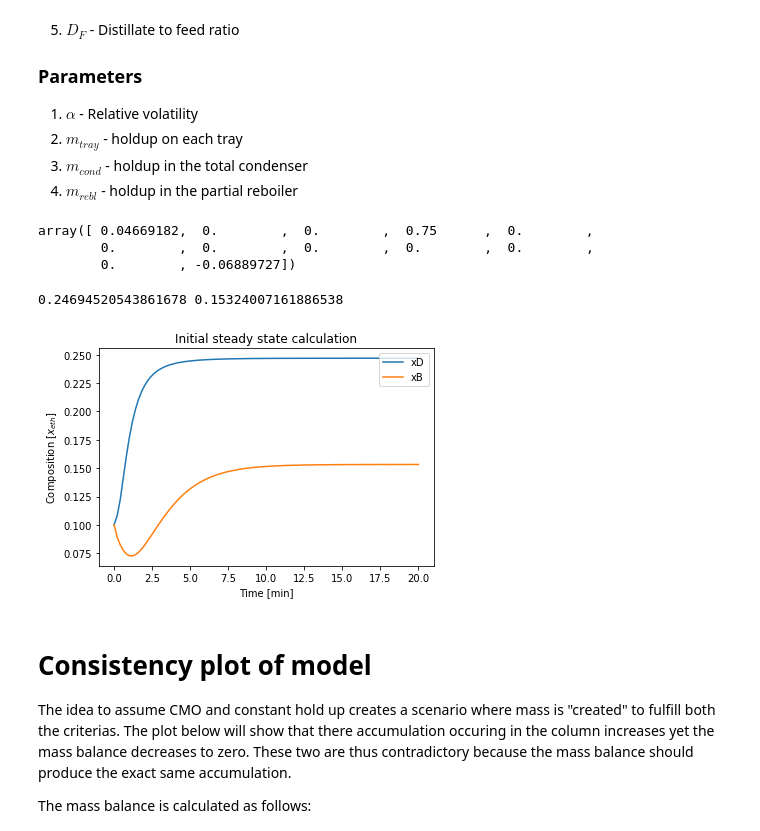
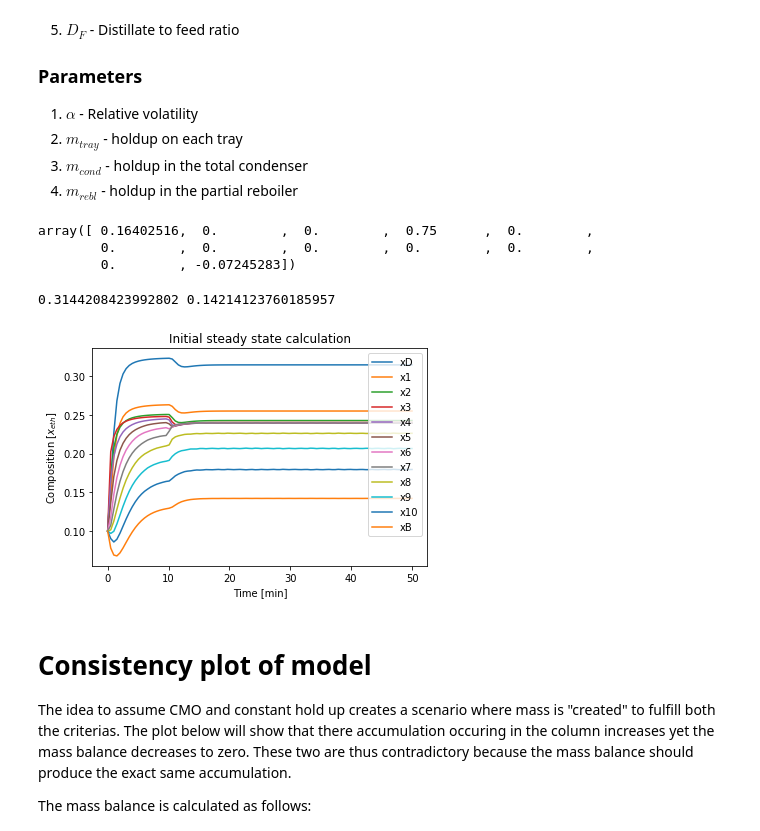
Before and after one commit to albertmitchell3/Distillation_Column, a Jupyter notebook: Basic Distillation Column/Vector_Basic_Distillation Model-Update.ipynb, the cells around one changed output. Drawn from its saved outputs; the diff is of its cells as text; code cells hidden in the pictures.

```diff
--- a/Basic Distillation Column/Vector_Basic_Distillation Model-Update.ipynb
+++ b/Basic Distillation Column/Vector_Basic_Distillation Model-Update.ipynb
@@ -23,6 +23,10 @@ def feed_vector(plates,feedplate,feed,reflux,boilup):
     D = D_F_ratio*(F)
     L1 = reflux*D
     L2 = F + L1
+
+    R = L1+D
+    BU = L2 - V
+
 
     feed_vec1 = np.zeros(plates)
     feed_vec2 = np.zeros(plates)
@@ -36,8 +40,8 @@ def feed_vector(plates,feedplate,feed,reflux,boilup):
     flow_vec_bot[feedplate-1:] = L2
 
     feed_vec1[feedplate-1] = feed
-    feed_vec2[0] = reflux
-    feed_vec2[-1] = boilup
+    feed_vec2[0] = R
+    feed_vec2[-1] = BU
 
     return np.asarray([flow_vec_top,flow_vec_bot,feed_vec1,feed_vec2])
 # %%
@@ -89,10 +103,16 @@ def mass_DE(t, x):
     V = L1 + D
     L2 = F + L1
 
+    if t< 10:
+        feedplate = 4
+
+    else:
+        feedplate = 8
+
     R = L1+D
     BU = L2 - V
 
-    flow1, flow2, feed1, feed2 = feed_vector(plates,feedplate, F, R, BU)
+    flow1, flow2, feed1, feed2 = feed_vector(plates,feedplate, F, D, BU)
     x1, y1 = comp_vector(xi)
     holdup_vec = holdup_vector(plates,feedplate, m_cond,m_tray,m_rebl)
 
@@ -137,11 +157,11 @@ D_F_ratio = 0.4 # Feed to distillate ratio
 # %%
 mass_DE(0,init)
 # %% [output]
-array([ 0.04669182,  0.        ,  0.        ,  0.75      ,  0.        ,
+array([ 0.16402516,  0.        ,  0.        ,  0.75      ,  0.        ,
         0.        ,  0.        ,  0.        ,  0.        ,  0.        ,
-        0.        , -0.06889727])
+        0.        , -0.07245283])
 # %%
-tspan = (0,20)
+tspan = (0,50)
 t = np.linspace( *tspan, 100)
 initial_run = scipy.integrate.solve_ivp(mass_DE, tspan, init, t_eval=t)
 # %%
@@ -150,25 +170,25 @@ xi = [x0s[-1],x1s[-1],x2s[-1],x3s[-1],x4s[-1],x5s[-1],x6s[-1],x7s[-1],x8s[-1],x9
 # %%
 plt.figure(1)
 plt.title("Initial steady state calculation")
 plt.plot(t,x0s, label = "xD")
-# plt.plot(t,x1s, label = "x1")
-# plt.plot(t,x2s, label = "x2")
-# plt.plot(t,x3s, label = "x3")
-# plt.plot(t,x4s, label = "x4")
-# plt.plot(t,x5s, label = "x5")
-# plt.plot(t,x6s, label = "x6")
-# plt.plot(t,x7s, label = "x7")
-# plt.plot(t,x8s, label = "x8")
-# plt.plot(t,x9s, label = "x9")
-# plt.plot(t,x10s, label = "x10")
+plt.plot(t,x1s, label = "x1")
+plt.plot(t,x2s, label = "x2")
+plt.plot(t,x3s, label = "x3")
+plt.plot(t,x4s, label = "x4")
+plt.plot(t,x5s, label = "x5")
+plt.plot(t,x6s, label = "x6")
+plt.plot(t,x7s, label = "x7")
+plt.plot(t,x8s, label = "x8")
+plt.plot(t,x9s, label = "x9")
+plt.plot(t,x10s, label = "x10")
 plt.plot(t,x11s, label = "xB")
 plt.xlabel("Time [min]")
 plt.ylabel("Composition [$x_{eth}$]")
 plt.legend(loc = "upper right")
 print(x0s[-1],x11s[-1])
 # %% [output]
-0.24694520543861678 0.15324007161886538
+0.3144208423992802 0.14214123760185957
-[figure, old version]
+[figure, new version]
 # %% [markdown]
 # Consistency plot of model
 
```
Also changed, not shown: parts of 5 cells of this notebook.
